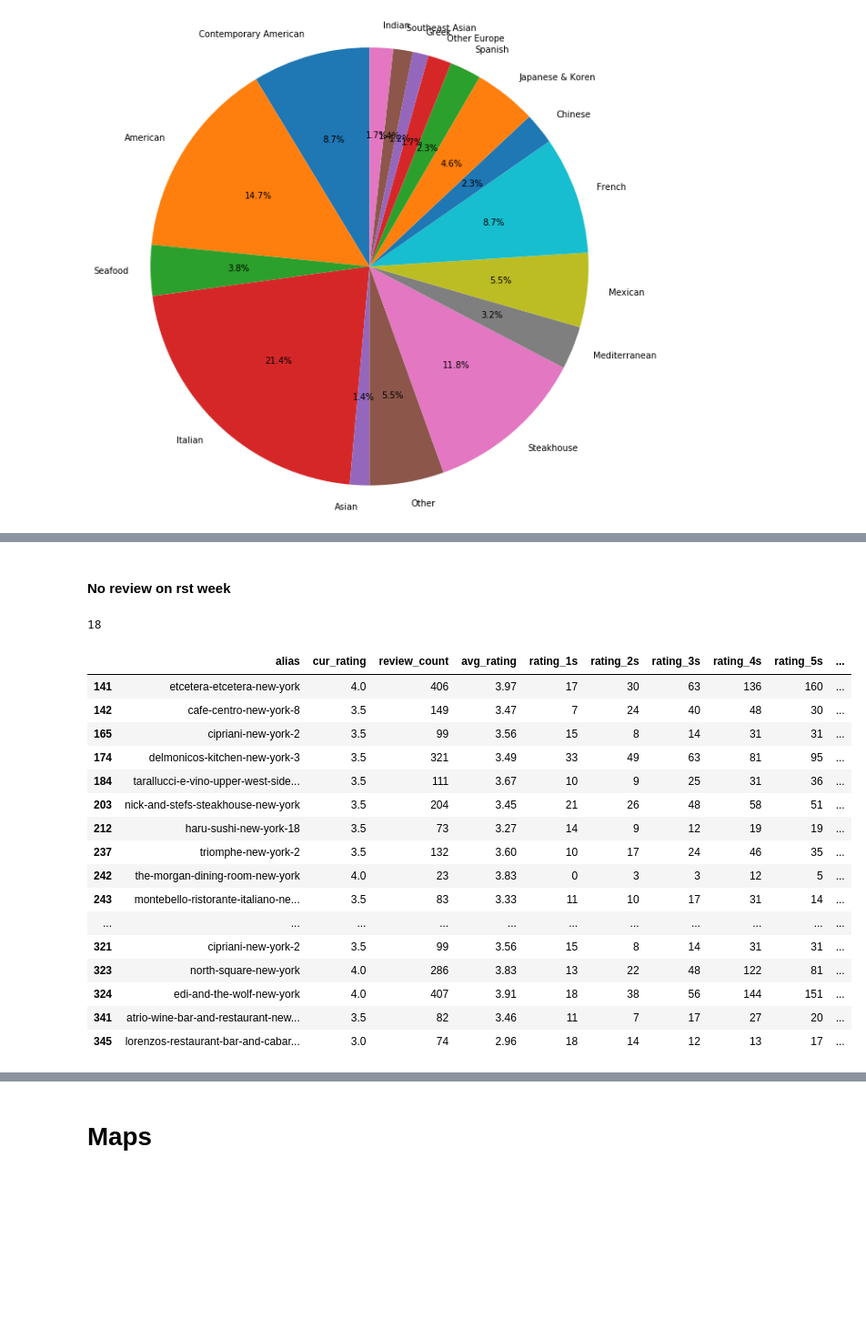
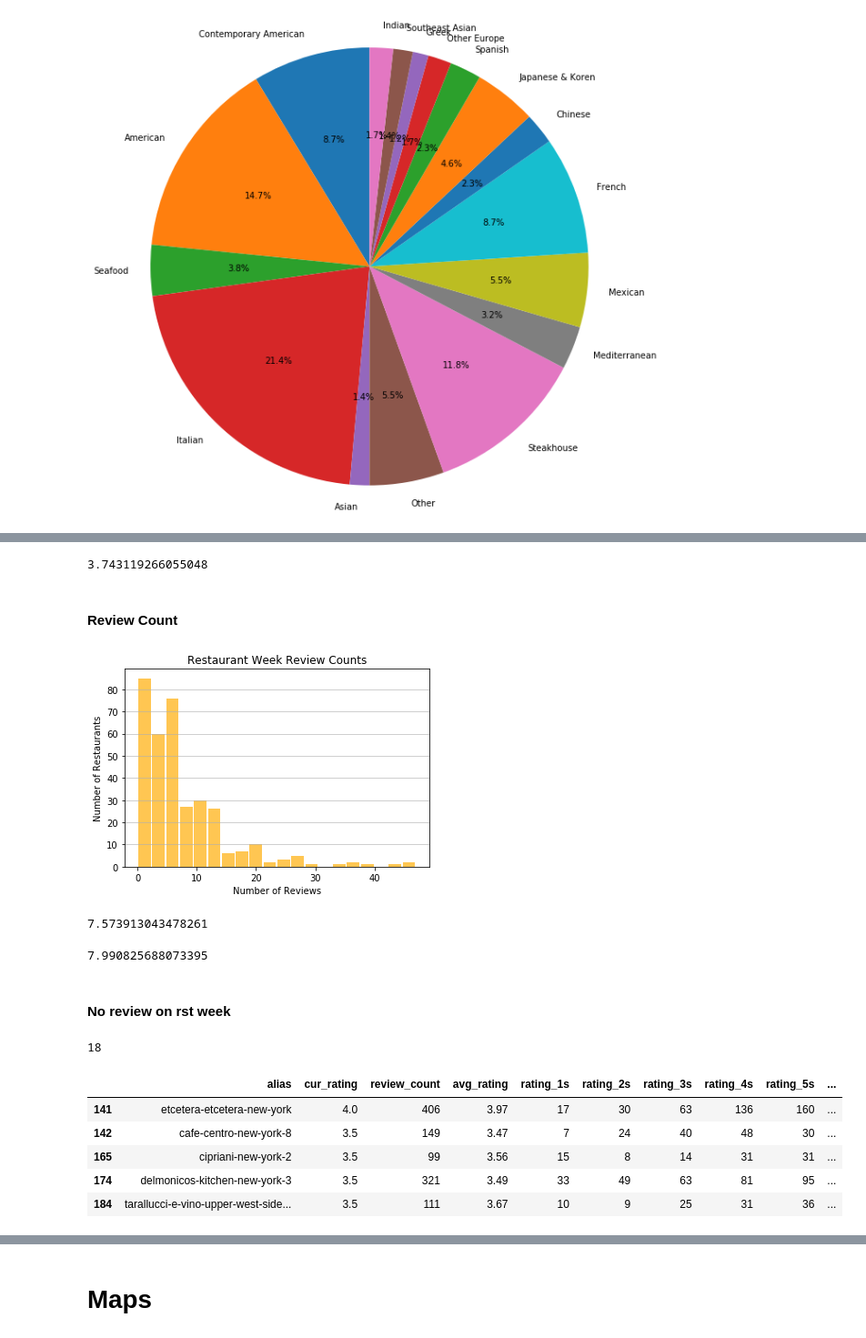
Before and after one commit to ctc316/NYC_RstWeek, a Jupyter notebook: analysis.ipynb, the cells around one changed output, grey strips where cells are left out. Shown at 91% size. Drawn from its saved outputs; the diff is of its cells as text; code cells hidden in the pictures; blank space fills up the shorter version.

```diff
--- a/analysis.ipynb
+++ b/analysis.ipynb
@@ -236,25 +308,37 @@ plt.show()
+# %%
+analysis['rw_avg_rating'].mean()
+# %% [output]
+3.743119266055048
+# %% [markdown]
+#### Review Count
+# %%
+plt.hist(analysis['rw_review_count'],bins=20, rwidth=0.9, color='#FFC652')
+plt.title('Restaurant Week Review Counts')
+plt.xlabel('Number of Reviews')
+plt.ylabel('Number of Restaurants')
+plt.grid(axis='y', alpha=0.75)
+# %% [output]
+[figure, added]
+# %%
+analysis['rw_review_count'].mean()
+# %% [output]
+7.573913043478261
+# %%
+no0reviews = analysis[analysis['rw_review_count'] != 0]
+no0reviews['rw_review_count'].mean()
+# %% [output]
+7.990825688073395
 # %% [markdown]
 #### No review on rst week
 # %%
 no_reviews = analysis[analysis['rw_review_count'] == 0]
 print(no_reviews.shape[0])
-display(no_reviews)
+no_reviews.head()
 # %% [output]
 18
 |  | alias | cur_rating | review_count | avg_rating | rating_1s | rating_2s | rating_3s | rating_4s | rating_5s | ... |
 | 141 | etcetera-etcetera-new-york | 4.0 | 406 | 3.97 | 17 | 30 | 63 | 136 | 160 | ... |
 | 142 | cafe-centro-new-york-8 | 3.5 | 149 | 3.47 | 7 | 24 | 40 | 48 | 30 | ... |
 | 165 | cipriani-new-york-2 | 3.5 | 99 | 3.56 | 15 | 8 | 14 | 31 | 31 | ... |
 | 174 | delmonicos-kitchen-new-york-3 | 3.5 | 321 | 3.49 | 33 | 49 | 63 | 81 | 95 | ... |
 | 184 | tarallucci-e-vino-upper-west-side... | 3.5 | 111 | 3.67 | 10 | 9 | 25 | 31 | 36 | ... |
-| 203 | nick-and-stefs-steakhouse-new-york | 3.5 | 204 | 3.45 | 21 | 26 | 48 | 58 | 51 | ... |
-| 212 | haru-sushi-new-york-18 | 3.5 | 73 | 3.27 | 14 | 9 | 12 | 19 | 19 | ... |
-| 237 | triomphe-new-york-2 | 3.5 | 132 | 3.60 | 10 | 17 | 24 | 46 | 35 | ... |
-| 242 | the-morgan-dining-room-new-york | 4.0 | 23 | 3.83 | 0 | 3 | 3 | 12 | 5 | ... |
-| 243 | montebello-ristorante-italiano-ne... | 3.5 | 83 | 3.33 | 11 | 10 | 17 | 31 | 14 | ... |
-| ... | ... | ... | ... | ... | ... | ... | ... | ... | ... | ... |
-| 321 | cipriani-new-york-2 | 3.5 | 99 | 3.56 | 15 | 8 | 14 | 31 | 31 | ... |
-| 323 | north-square-new-york | 4.0 | 286 | 3.83 | 13 | 22 | 48 | 122 | 81 | ... |
-| 324 | edi-and-the-wolf-new-york | 4.0 | 407 | 3.91 | 18 | 38 | 56 | 144 | 151 | ... |
-| 341 | atrio-wine-bar-and-restaurant-new... | 3.5 | 82 | 3.46 | 11 | 7 | 17 | 27 | 20 | ... |
-| 345 | lorenzos-restaurant-bar-and-cabar... | 3.0 | 74 | 2.96 | 18 | 14 | 12 | 13 | 17 | ... |
```
Also changed, not shown: parts of 68 cells of this notebook, 1 other file.
